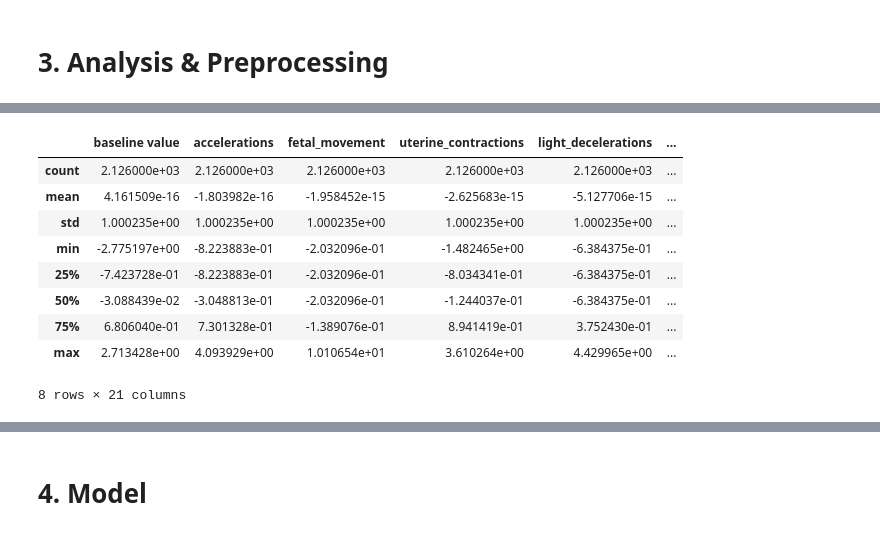
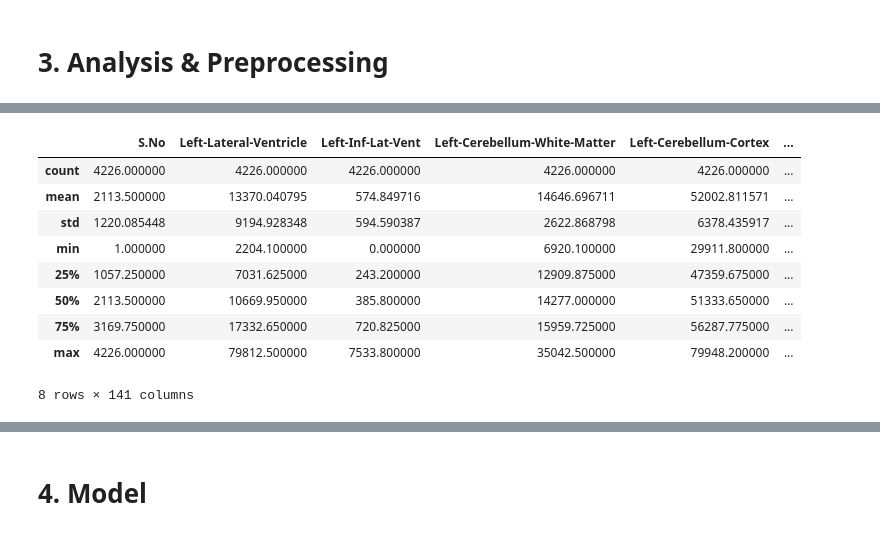
Before and after one commit to nickknapton12/BMEN415_Final_Project, a Jupyter notebook: Regression/Rachel/NN_Model1.ipynb, the cells around one changed output, grey strips where cells are left out. Drawn from its saved outputs; the diff is of its cells as text; code cells hidden in the pictures.

```diff
--- a/Regression/Rachel/NN_Model1.ipynb
+++ b/Regression/Rachel/NN_Model1.ipynb
@@ -56,14 +35,0 @@ data.describe()
-# %%
-data_scaled.head(5)
-data_scaled.describe()
-# %% [output]
-|  | baseline value | accelerations | fetal_movement | uterine_contractions | light_decelerations | ... |
-| count | 2.126000e+03 | 2.126000e+03 | 2.126000e+03 | 2.126000e+03 | 2.126000e+03 | ... |
-| mean | 4.161509e-16 | -1.803982e-16 | -1.958452e-15 | -2.625683e-15 | -5.127706e-15 | ... |
-| std | 1.000235e+00 | 1.000235e+00 | 1.000235e+00 | 1.000235e+00 | 1.000235e+00 | ... |
-| min | -2.775197e+00 | -8.223883e-01 | -2.032096e-01 | -1.482465e+00 | -6.384375e-01 | ... |
-| 25% | -7.423728e-01 | -8.223883e-01 | -2.032096e-01 | -8.034341e-01 | -6.384375e-01 | ... |
-| 50% | -3.088439e-02 | -3.048813e-01 | -2.032096e-01 | -1.244037e-01 | -6.384375e-01 | ... |
-| 75% | 6.806040e-01 | 7.301328e-01 | -1.389076e-01 | 8.941419e-01 | 3.752430e-01 | ... |
-| max | 2.713428e+00 | 4.093929e+00 | 1.010654e+01 | 3.610264e+00 | 4.429965e+00 | ... |
-8 rows × 21 columns
@@ -74,0 +36,18 @@ data_labels = np_utils.to_categorical(encodedY)
+# %%
+data = pd.read_excel('../../data_sets/Volumetric_features.xlsx')
+data_feat = pd.DataFrame(data, columns = data.columns[:-1])
+data_feat = data_feat.drop(['S.No','Age'], axis=1)
+
+data.head(5)
+data.describe()
+# %% [output]
+|  | S.No | Left-Lateral-Ventricle | Left-Inf-Lat-Vent | Left-Cerebellum-White-Matter | Left-Cerebellum-Cortex | ... |
+| count | 4226.000000 | 4226.000000 | 4226.000000 | 4226.000000 | 4226.000000 | ... |
+| mean | 2113.500000 | 13370.040795 | 574.849716 | 14646.696711 | 52002.811571 | ... |
+| std | 1220.085448 | 9194.928348 | 594.590387 | 2622.868798 | 6378.435917 | ... |
+| min | 1.000000 | 2204.100000 | 0.000000 | 6920.100000 | 29911.800000 | ... |
+| 25% | 1057.250000 | 7031.625000 | 243.200000 | 12909.875000 | 47359.675000 | ... |
+| 50% | 2113.500000 | 10669.950000 | 385.800000 | 14277.000000 | 51333.650000 | ... |
+| 75% | 3169.750000 | 17332.650000 | 720.825000 | 15959.725000 | 56287.775000 | ... |
+| max | 4226.000000 | 79812.500000 | 7533.800000 | 35042.500000 | 79948.200000 | ... |
+8 rows × 141 columns
```
Also changed, not shown: parts of 22 cells of this notebook.
